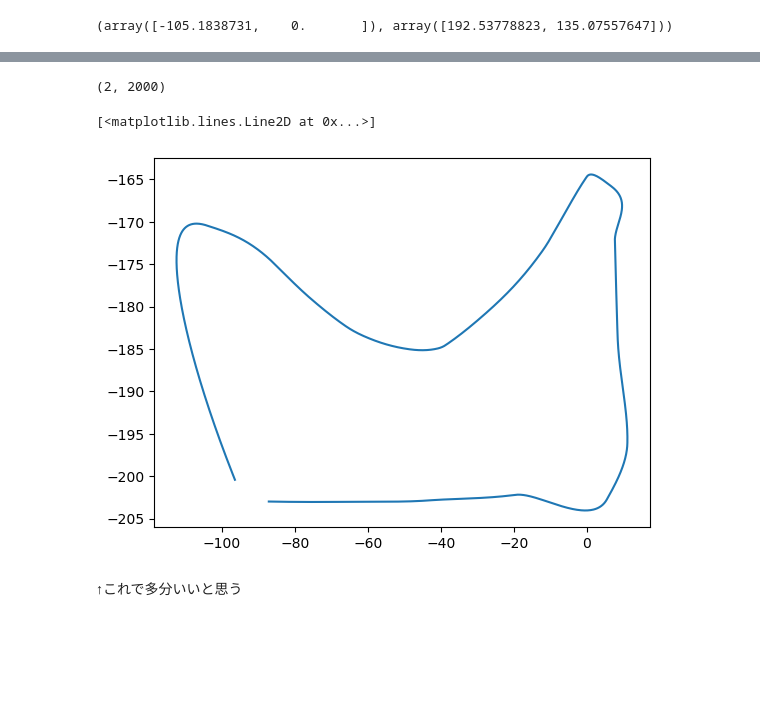
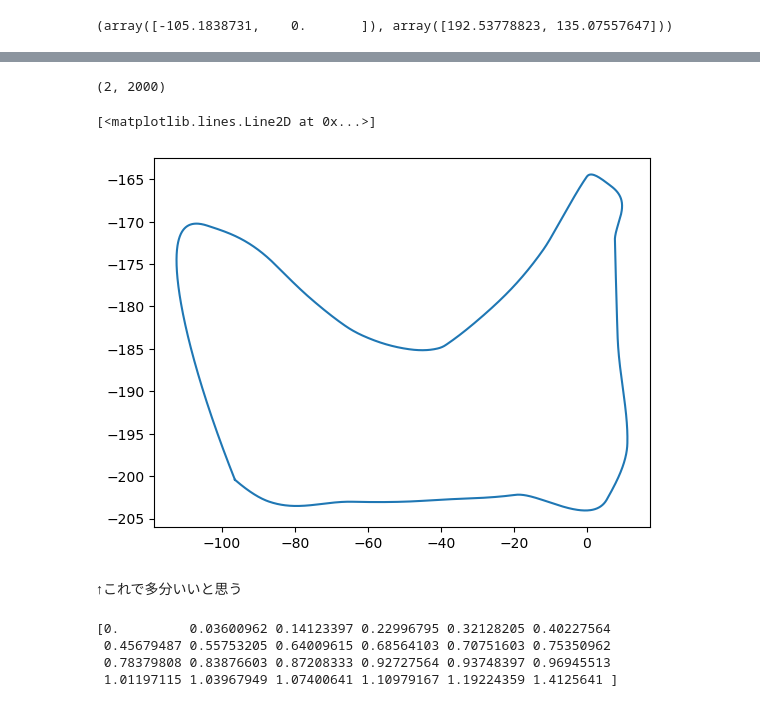
Before and after one commit to hatofly/jishupuro_code, a Jupyter notebook: scripts/traj_sandbox.ipynb, the cells around one changed output, grey strips where cells are left out. Drawn from its saved outputs; the diff is of its cells as text; code cells hidden in the pictures; blank space fills up the shorter version.

```diff
--- a/scripts/traj_sandbox.ipynb
+++ b/scripts/traj_sandbox.ipynb
@@ -99,3 +99,4 @@ for i in range(traj.shape[0]):
         itpl_times.append(itpl_time+itpl_times[-1])
 
 traj2 = np.hstack((traj,np.array(itpl_times).reshape((traj.shape[0],1))))
+traj2 = np.vstack((np.array([traj[-1][0],traj[-1][1],0]).reshape(1,3),traj2))
@@ -140,11 +137,19 @@ plt.plot(points[0],-points[1])
 # %%
 timeline = np.linspace(traj2[0,2],traj2[-1,2],2000)
+timeline = np.linspace(0,traj2[-1,2],2000)
 points_smooth = np.array(point(f0(timeline),f1(timeline)))
 print(points_smooth.shape)
 plt.plot(points_smooth[0],-points_smooth[1])
 # %% [output]
 (2, 2000)
 [<matplotlib.lines.Line2D at 0x...>]
-[figure, old version]
+[figure, new version]
 # %% [markdown]
 ↑これで多分いいと思う
+# %%
+print(traj2[:,2])
+# %% [output]
+[0.         0.03600962 0.14123397 0.22996795 0.32128205 0.40227564
+ 0.45679487 0.55753205 0.64009615 0.68564103 0.70751603 0.75350962
+ 0.78379808 0.83876603 0.87208333 0.92727564 0.93748397 0.96945513
+ 1.01197115 1.03967949 1.07400641 1.10979167 1.19224359 1.4125641 ]
```
Also changed, not shown: parts of 4 cells of this notebook, 2 other files.
